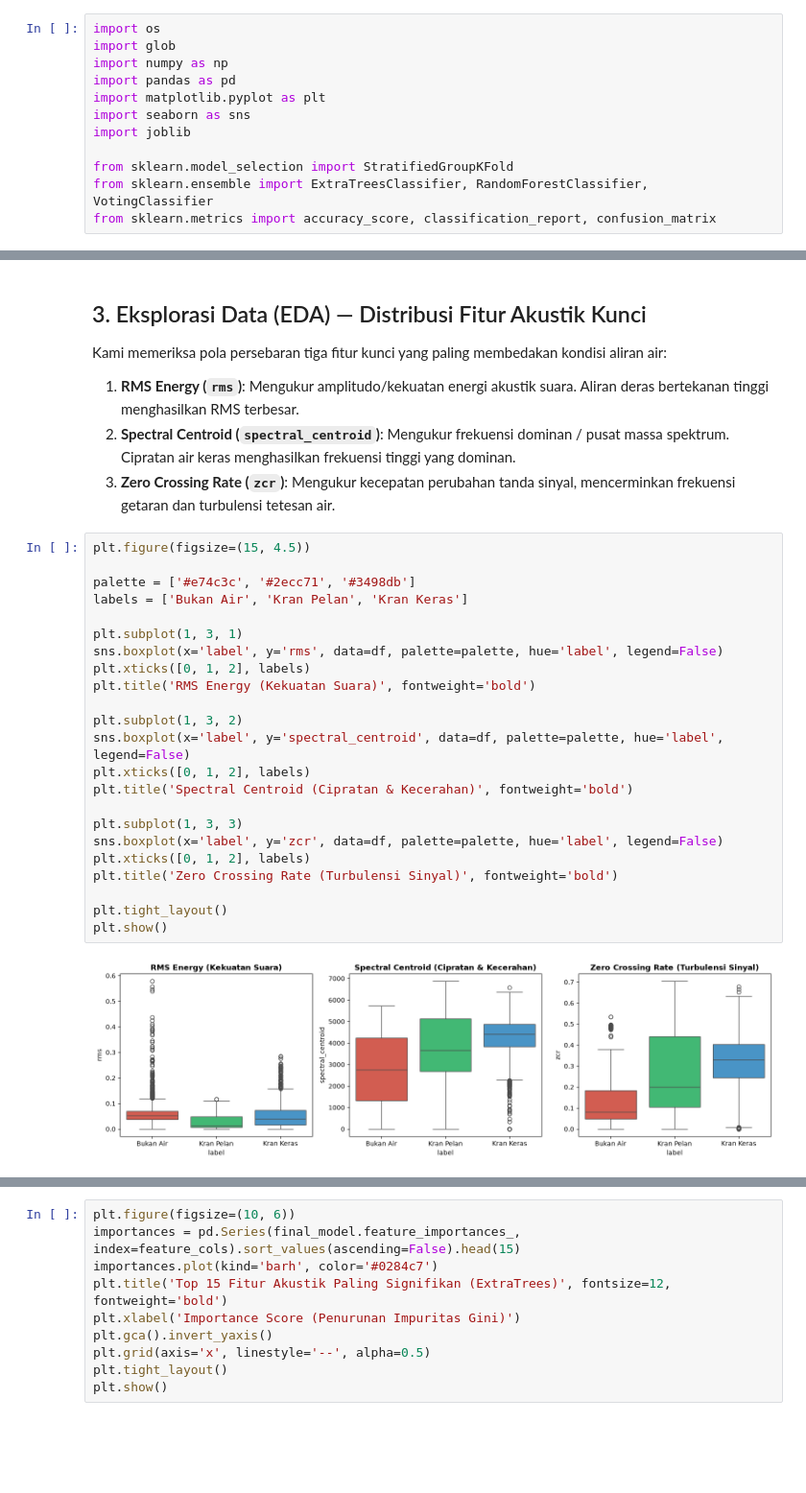
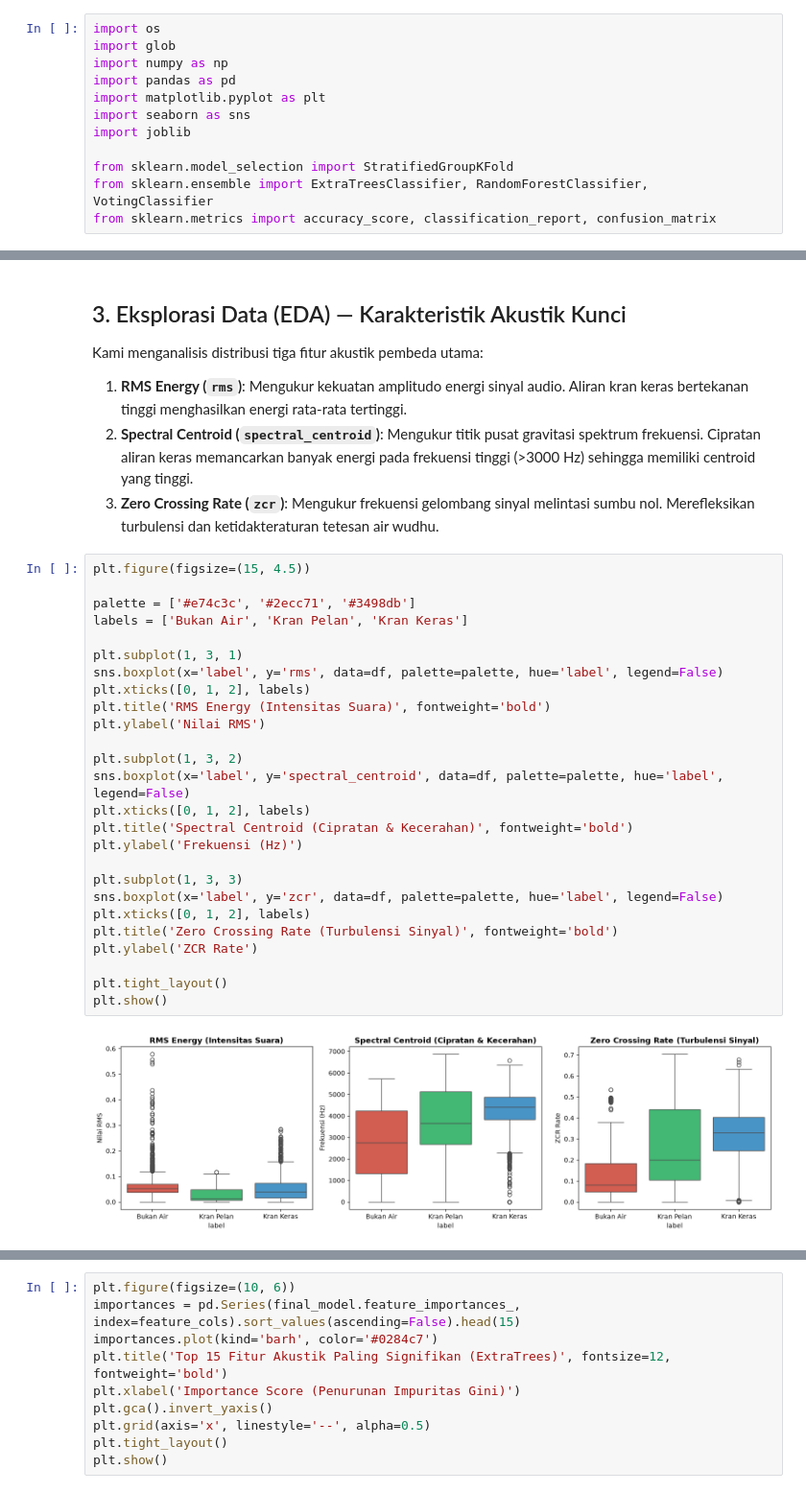
Before and after one commit to HANN050505/klasifikasi-kran-air, a Jupyter notebook: analisis_air_wudhu.ipynb, the cells around one changed output, grey strips where cells are left out. Shown at 96% size. Saved outputs shown, nothing was run; the diff lists cells and outputs as text; blank space fills up the shorter version.

Commit message:
docs: sempurnakan penjelasan ilmiah metodologi akustik, rekayasa fitur dan evaluasi model pada notebook dan Streamlit

```diff
--- a/analisis_air_wudhu.ipynb
+++ b/analisis_air_wudhu.ipynb
@@ -77,34 +90,37 @@ Name: count, dtype: int64
 | 4 | 0 | 0 | 0.064811 | 1520.073237 | 2183.484458 | 3503.848161 | ... |
 5 rows × 83 columns
 # %% [markdown]
-## 3. Eksplorasi Data (EDA) — Distribusi Fitur Akustik Kunci
+## 3. Eksplorasi Data (EDA) — Karakteristik Akustik Kunci
 
-Kami memeriksa pola persebaran tiga fitur kunci yang paling membedakan kondisi aliran air:
-1. **RMS Energy (`rms`)**: Mengukur amplitudo/kekuatan energi akustik suara. Aliran deras bertekanan tinggi menghasilkan RMS terbesar.
-2. **Spectral Centroid (`spectral_centroid`)**: Mengukur frekuensi dominan / pusat massa spektrum. Cipratan air keras menghasilkan frekuensi tinggi yang dominan.
-3. **Zero Crossing Rate (`zcr`)**: Mengukur kecepatan perubahan tanda sinyal, mencerminkan frekuensi getaran dan turbulensi tetesan air.
+Kami menganalisis distribusi tiga fitur akustik pembeda utama:
+1. **RMS Energy (`rms`)**: Mengukur kekuatan amplitudo energi sinyal audio. Aliran kran keras bertekanan tinggi menghasilkan energi rata-rata tertinggi.
+2. **Spectral Centroid (`spectral_centroid`)**: Mengukur titik pusat gravitasi spektrum frekuensi. Cipratan aliran keras memancarkan banyak energi pada frekuensi tinggi (>3000 Hz) sehingga memiliki centroid yang tinggi.
+3. **Zero Crossing Rate (`zcr`)**: Mengukur frekuensi gelombang sinyal melintasi sumbu nol. Merefleksikan turbulensi dan ketidakteraturan tetesan air wudhu.
 # %%
 plt.figure(figsize=(15, 4.5))
 
 palette = ['#e74c3c', '#2ecc71', '#3498db']
 labels = ['Bukan Air', 'Kran Pelan', 'Kran Keras']
 
 plt.subplot(1, 3, 1)
 sns.boxplot(x='label', y='rms', data=df, palette=palette, hue='label', legend=False)
 plt.xticks([0, 1, 2], labels)
-plt.title('RMS Energy (Kekuatan Suara)', fontweight='bold')
+plt.title('RMS Energy (Intensitas Suara)', fontweight='bold')
+plt.ylabel('Nilai RMS')
 
 plt.subplot(1, 3, 2)
 sns.boxplot(x='label', y='spectral_centroid', data=df, palette=palette, hue='label', legend=False)
 plt.xticks([0, 1, 2], labels)
 plt.title('Spectral Centroid (Cipratan & Kecerahan)', fontweight='bold')
+plt.ylabel('Frekuensi (Hz)')
 
 plt.subplot(1, 3, 3)
 sns.boxplot(x='label', y='zcr', data=df, palette=palette, hue='label', legend=False)
 plt.xticks([0, 1, 2], labels)
 plt.title('Zero Crossing Rate (Turbulensi Sinyal)', fontweight='bold')
+plt.ylabel('ZCR Rate')
 
 plt.tight_layout()
 plt.show()
 # %% [output]
-[figure, old version]
+[figure, new version]
```
Also changed, not shown: parts of 10 cells of this notebook, 1 other file.
